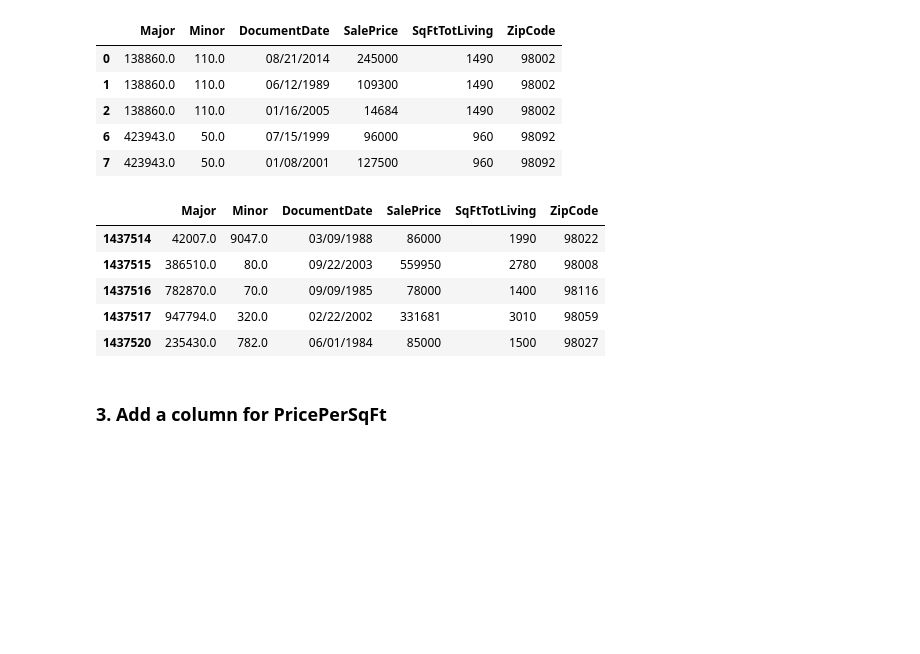
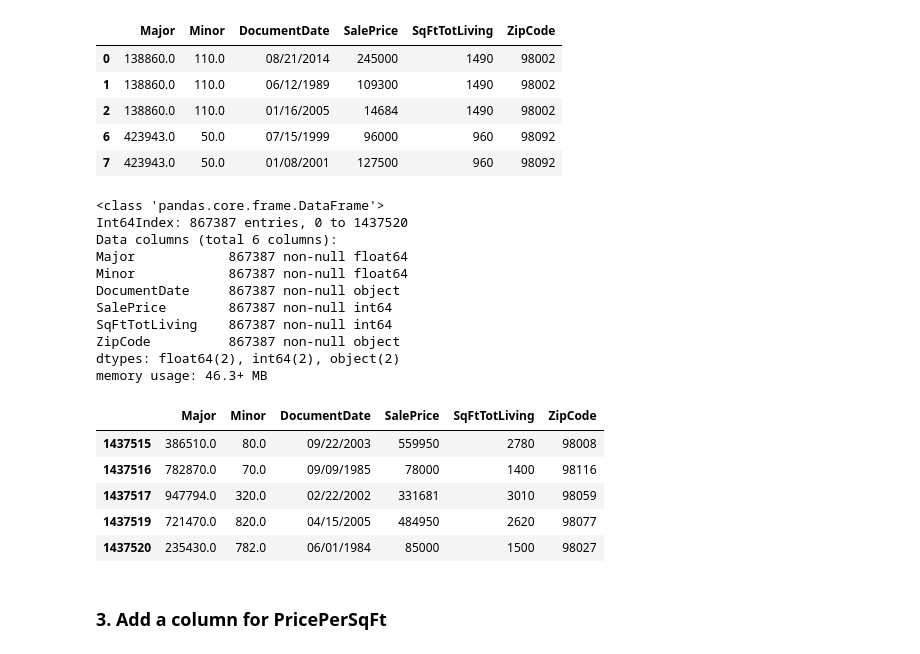
Before and after one commit to MIAISEMAN/pandas-3-data-cleaning-seattle-ds-career-040119, a Jupyter notebook: pandas-3-data-cleaning.ipynb, the cells around one changed output. Saved outputs shown, nothing was run; the diff lists cells and outputs as text; code cells hidden in the pictures; blank space fills up the shorter version.

```diff
--- a/pandas-3-data-cleaning.ipynb
+++ b/pandas-3-data-cleaning.ipynb
@@ -426,7 +427,7 @@ What's the right thing to do with missing values?
 # %%
 # Read the error message and decide how to fix it.
 # Note: using errors='coerce' is the *wrong* choice in this case.
-def is_integer_or_float(x):
+def is_integer(x):
     try:
         _ = int(x)
     except ValueError:
@@ -436,6 +437,6 @@ def is_integer_or_float(x):
 def five_dig_zip(x):
     return str(x)[0:5]
 
-cleaned_zips = sales_data_updated.loc[sales_data_updated['ZipCode'].apply(is_integer) == False, 'ZipCode'].apply(five_dig_zip)
-cleaned_zips.tail()
+sales_data_updated['ZipCode'] = sales_data_updated['ZipCode'].apply(five_dig_zip)
+sales_data_updated.tail()
 # %% [output]
@@ -458,8 +453,0 @@ Name: ZipCode, dtype: object
-# %%
-sales_data_updated.loc[sales_data_updated['ZipCode'].apply(is_integer) == False, 'ZipCode'] = adjusted_zips
-sales_data_updated.head()
-# # this part tripped me up!!! had to use anna's code to figure out how to apply it ONLY to the parts that
-# were not already integers... kind of like a replace function in two parts - there could be another few ways
-# to do this online, but i like this.
-
-#now zipcodes has 5 or less elements per entry, but they are all strings.
@@ -505,13 +527,25 @@ See the caveats in the documentation: http://pandas.pydata.org/pandas-docs/stabl
 # %%
-#remove zeros
-maybe = sales_data_updated.loc[sales_data_updated['ZipCode'].apply(lambda x:x!=0)]
-maybe.tail()
+#remove zero entries from zipcodes column
+clean_zips = sales_data_updated.loc[sales_data_updated['ZipCode'].apply(lambda x:x!=0)]
+clean_zips.info()
+clean_zips.tail()
 # %% [output]
+<class 'pandas.core.frame.DataFrame'>
+Int64Index: 867387 entries, 0 to 1437520
+Data columns (total 6 columns):
+Major            867387 non-null float64
+Minor            867387 non-null float64
+DocumentDate     867387 non-null object
+SalePrice        867387 non-null int64
+SqFtTotLiving    867387 non-null int64
+ZipCode          867387 non-null object
+dtypes: float64(2), int64(2), object(2)
+memory usage: 46.3+ MB
 |  | Major | Minor | DocumentDate | SalePrice | SqFtTotLiving | ZipCode |
-| 1437514 | 42007.0 | 9047.0 | 03/09/1988 | 86000 | 1990 | 98022 |
 | 1437515 | 386510.0 | 80.0 | 09/22/2003 | 559950 | 2780 | 98008 |
 | 1437516 | 782870.0 | 70.0 | 09/09/1985 | 78000 | 1400 | 98116 |
 | 1437517 | 947794.0 | 320.0 | 02/22/2002 | 331681 | 3010 | 98059 |
+| 1437519 | 721470.0 | 820.0 | 04/15/2005 | 484950 | 2620 | 98077 |
 | 1437520 | 235430.0 | 782.0 | 06/01/1984 | 85000 | 1500 | 98027 |
 # %% [markdown]
 ### 3. Add a column for PricePerSqFt
```
Also changed, not shown: parts of 22 cells of this notebook.
